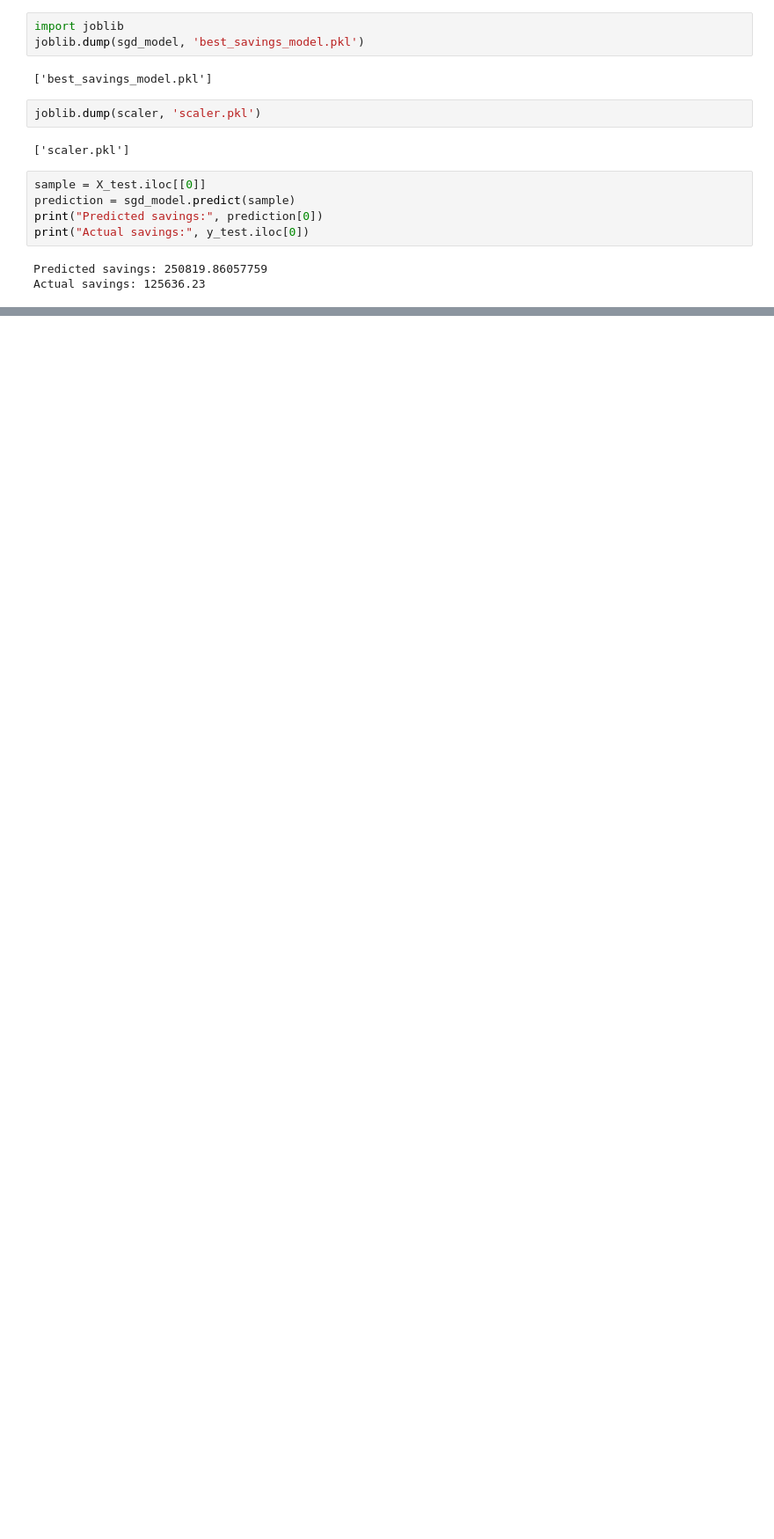
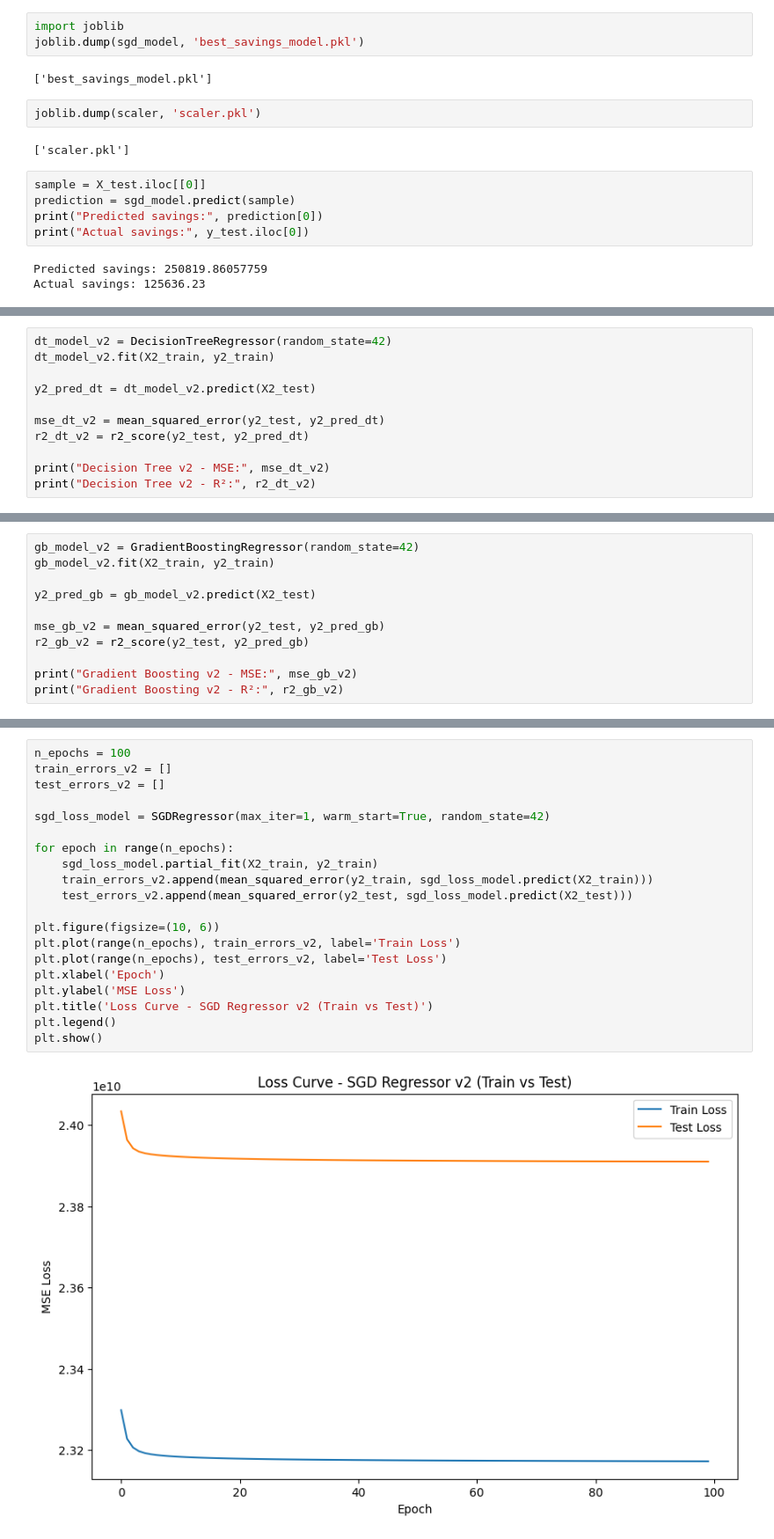
Before and after one commit to Reginah24/linear_regression_model, a Jupyter notebook: summative/linear_regression/multivariate.ipynb, the cells around one changed output, grey strips where cells are left out. Shown at 88% size. Drawn from its saved outputs; the diff is of its cells as text; blank space fills up the shorter version.

Commit message:
updated notebbok and model with reduced feature set

```diff
--- a/summative/linear_regression/multivariate.ipynb
+++ b/summative/linear_regression/multivariate.ipynb
@@ -455,0 +511,11 @@ Actual savings: 125636.23
+# %%
+dt_model_v2 = DecisionTreeRegressor(random_state=42)
+dt_model_v2.fit(X2_train, y2_train)
+
+y2_pred_dt = dt_model_v2.predict(X2_test)
+
+mse_dt_v2 = mean_squared_error(y2_test, y2_pred_dt)
+r2_dt_v2 = r2_score(y2_test, y2_pred_dt)
+
+print("Decision Tree v2 - MSE:", mse_dt_v2)
+print("Decision Tree v2 - R²:", r2_dt_v2)
@@ -455,0 +525,11 @@ Actual savings: 125636.23
+# %%
+gb_model_v2 = GradientBoostingRegressor(random_state=42)
+gb_model_v2.fit(X2_train, y2_train)
+
+y2_pred_gb = gb_model_v2.predict(X2_test)
+
+mse_gb_v2 = mean_squared_error(y2_test, y2_pred_gb)
+r2_gb_v2 = r2_score(y2_test, y2_pred_gb)
+
+print("Gradient Boosting v2 - MSE:", mse_gb_v2)
+print("Gradient Boosting v2 - R²:", r2_gb_v2)
@@ -455,0 +541,22 @@ Actual savings: 125636.23
+# %%
+n_epochs = 100
+train_errors_v2 = []
+test_errors_v2 = []
+
+sgd_loss_model = SGDRegressor(max_iter=1, warm_start=True, random_state=42)
+
+for epoch in range(n_epochs):
+    sgd_loss_model.partial_fit(X2_train, y2_train)
+    train_errors_v2.append(mean_squared_error(y2_train, sgd_loss_model.predict(X2_train)))
+    test_errors_v2.append(mean_squared_error(y2_test, sgd_loss_model.predict(X2_test)))
+
+plt.figure(figsize=(10, 6))
+plt.plot(range(n_epochs), train_errors_v2, label='Train Loss')
+plt.plot(range(n_epochs), test_errors_v2, label='Test Loss')
+plt.xlabel('Epoch')
+plt.ylabel('MSE Loss')
+plt.title('Loss Curve - SGD Regressor v2 (Train vs Test)')
+plt.legend()
+plt.show()
+# %% [output]
+[figure, added]
```
Also changed, not shown: parts of 13 cells of this notebook, 4 other files.
